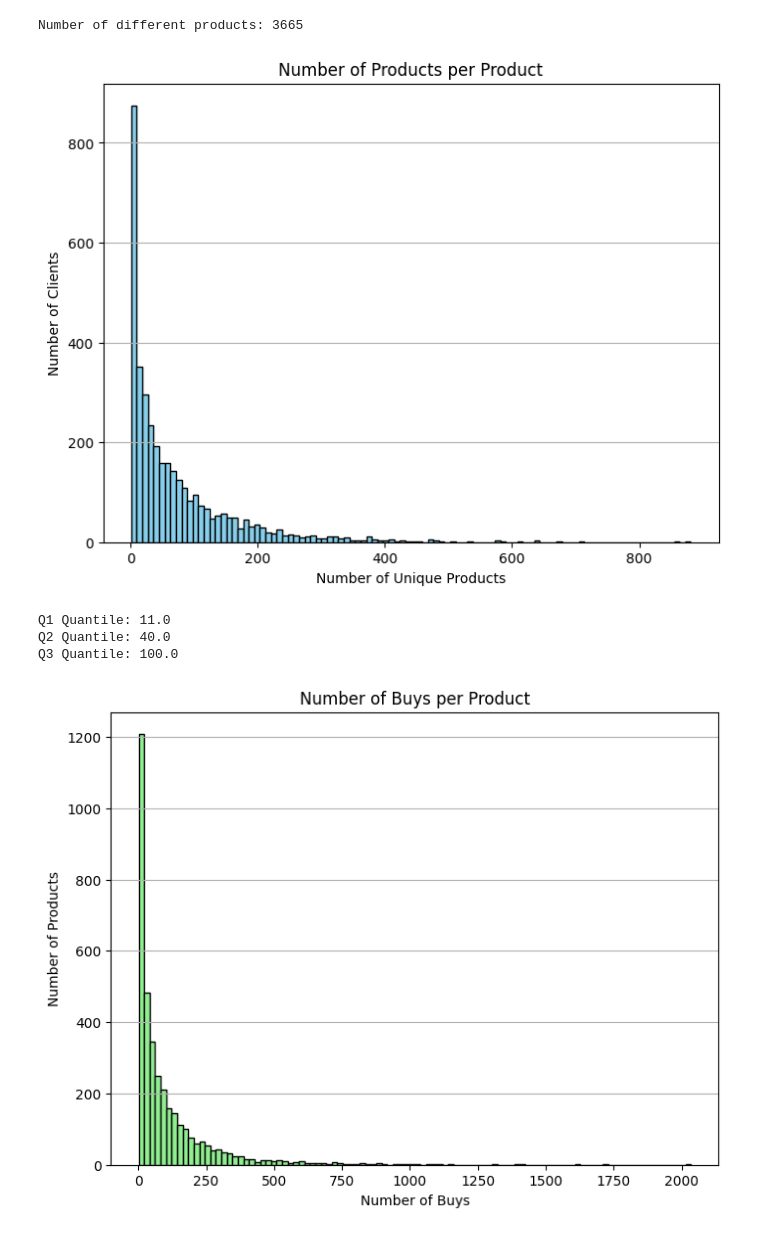
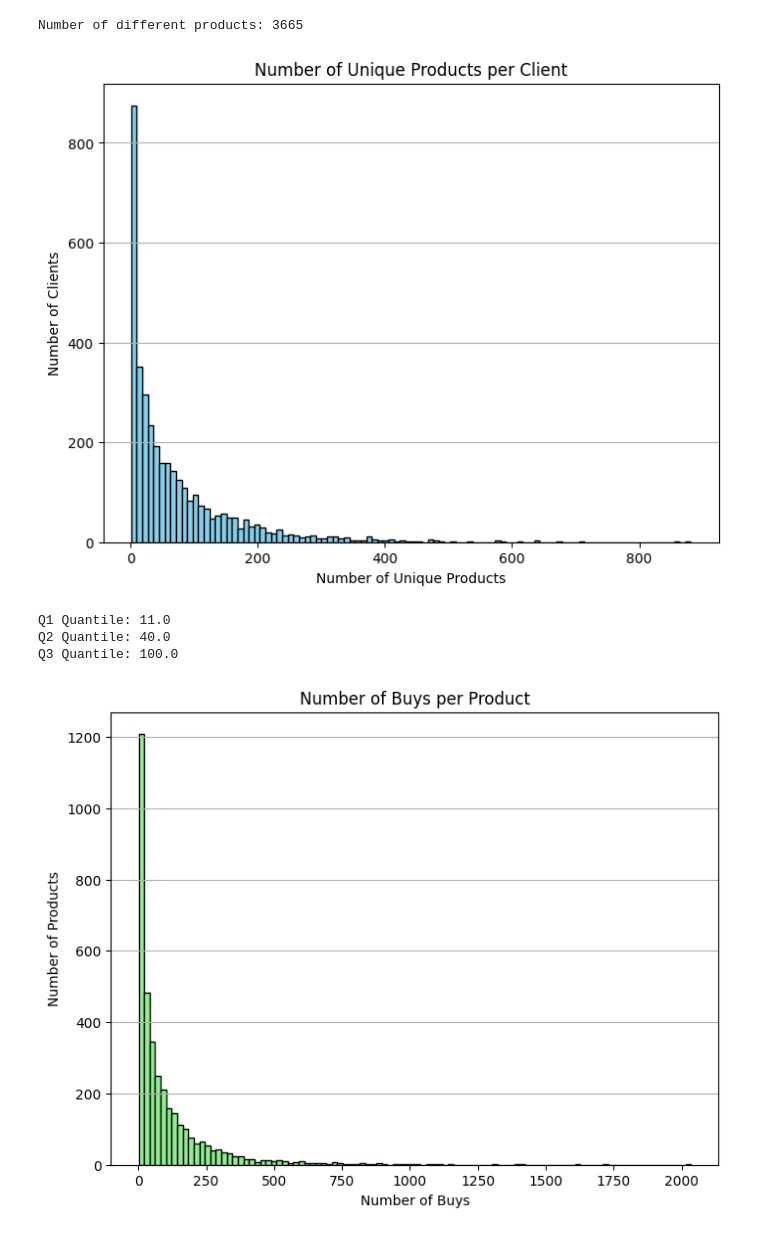
Before and after one commit to DEISI-ULHT-TFC-2023-24/TFC-DEISEI64-E-Commerce, a Jupyter notebook: Queries.ipynb, the cells around one changed output. Cells and saved outputs as stored; diff of their text form; code cells hidden in the pictures.

Commit message:
Changed name of one graphic in Data Overview

```diff
--- a/Queries.ipynb
+++ b/Queries.ipynb
@@ -83,23 +83,23 @@ if not filtered_data_quantity.empty:
 # %% [output]
 Number of different products: 3665
 # %%
-products_per_product = filtered_data_quantity.groupby('StockCode')['CustomerID'].nunique()
+unique_products_per_client = filtered_data_quantity.groupby('StockCode')['CustomerID'].nunique()
 
 # Create a histogram
 plt.figure(figsize=(8, 6))
-plt.hist(products_per_product, bins=100, color='skyblue', edgecolor='black')
-plt.title('Number of Products per Product')
+plt.hist(unique_products_per_client, bins=100, color='skyblue', edgecolor='black')
+plt.title('Number of Unique Products per Client')
 plt.xlabel('Number of Unique Products')
 plt.ylabel('Number of Clients')
 plt.grid(axis='y')
 plt.show()
 
 # Calculate quantis (25%,50%,75%)
-print(f'Q1 Quantile: {np.quantile(products_per_product, .25)}')
-print(f'Q2 Quantile: {np.quantile(products_per_product, .50)}')
-print(f'Q3 Quantile: {np.quantile(products_per_product, .75)}')
+print(f'Q1 Quantile: {np.quantile(unique_products_per_client, .25)}')
+print(f'Q2 Quantile: {np.quantile(unique_products_per_client, .50)}')
+print(f'Q3 Quantile: {np.quantile(unique_products_per_client, .75)}')
 # %% [output]
-[figure, old version]
+[figure, new version]
 Q1 Quantile: 11.0
 Q2 Quantile: 40.0
 Q3 Quantile: 100.0
```
